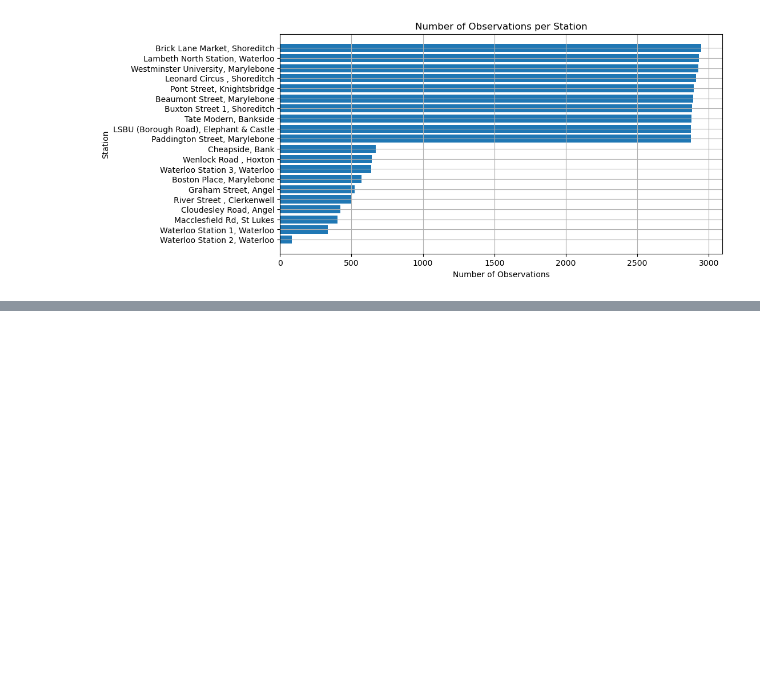
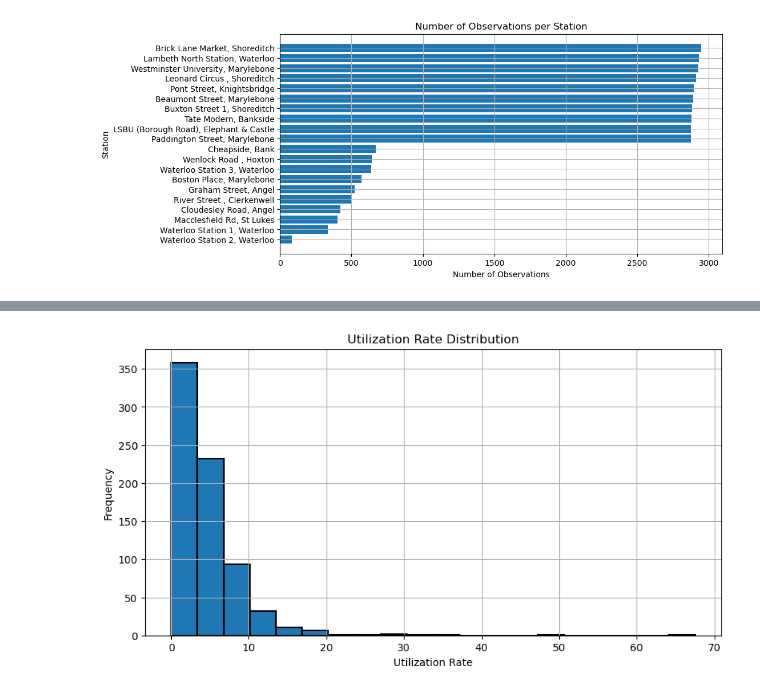
Before and after one commit to julxi-tech/London-Bike-Sharing-Network-Analysis, a Jupyter notebook: src/04_Data_Visualization.ipynb, the cells around one changed output, grey strips where cells are left out. Drawn from its saved outputs; the diff is of its cells as text; code cells hidden in the pictures; blank space fills up the shorter version.

Commit message:
Updated Data

```diff
--- a/src/04_Data_Visualization.ipynb
+++ b/src/04_Data_Visualization.ipynb
@@ -22,9 +22,9 @@ efficiency_data
 # %%
-# Cap median_fullness_rate to 1
-efficiency_data['median_fullness_rate'] = efficiency_data['median_fullness_rate'].apply(lambda x: min(x, 1))
-# Recalucalte the fullness deviation
-efficiency_data['fullness_deviation'] = abs(efficiency_data['median_fullness_rate'] - efficiency_data['target_fullness'])
-efficiency_data
+# # Cap median_fullness_rate to 1
+# efficiency_data['median_fullness_rate'] = efficiency_data['median_fullness_rate'].apply(lambda x: min(x, 1))
+# # Recalucalte the fullness deviation
+# efficiency_data['fullness_deviation'] = abs(efficiency_data['median_fullness_rate'] - efficiency_data['target_fullness'])
+# efficiency_data
 # %% [output]
 |  | station | hour | median_fullness_rate | target_fullness | fullness_deviation | fullness_based_on_x_observations | ... |
 | 0 | Abbey Orchard Street, Westminster | 0 | 0.068966 | 0.200000 | 0.131034 | 49 | ... |
@@ -185,0 +188,4 @@ waterloo_2_data = waterloo_2_data.sort_values(by='hour')
+# %%
+efficeincy_data_filter = efficiency_data.copy()
+# %%
+efficeincy_data_filter = efficeincy_data_filter[efficeincy_data_filter['hour'].isin ([8,17])]
@@ -185,0 +208,11 @@ waterloo_2_data = waterloo_2_data.sort_values(by='hour')
+# %%
+# plot the utilization rate distribuzion
+plt.figure(figsize=(10, 5))
+plt.hist(efficeincy_data_filter['Utilisation_avg'], bins=20, edgecolor='black', linewidth=1.5)
+plt.title('Utilization Rate Distribution')
+plt.xlabel('Utilization Rate')
+plt.ylabel('Frequency')
+plt.grid(True)
+plt.show()
+# %% [output]
+[figure, added]
```
Also changed, not shown: parts of 12 cells of this notebook.
